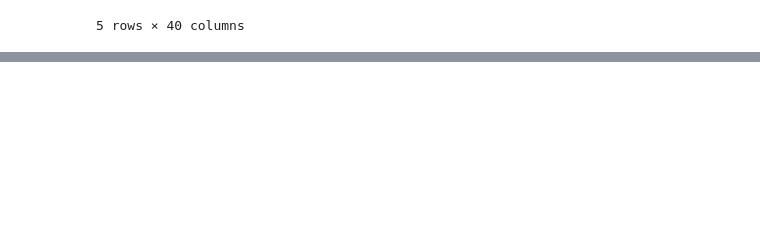
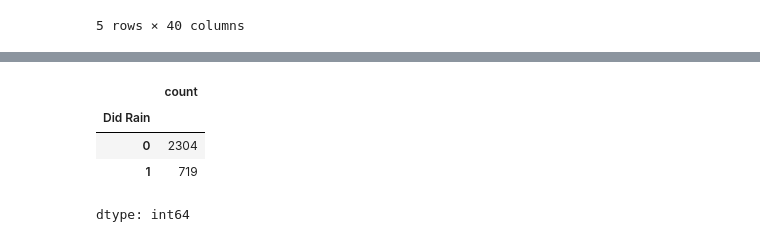
Before and after one commit to envirodatascience/final-project-go-squirrels, a Jupyter notebook: Sophie's_Squirrel_Notebook.ipynb, the cells around one changed output, grey strips where cells are left out. Drawn from its saved outputs; the diff is of its cells as text; code cells hidden in the pictures; blank space fills up the shorter version.

```diff
--- a/Sophie's_Squirrel_Notebook.ipynb
+++ b/Sophie's_Squirrel_Notebook.ipynb
@@ -172,0 +211,8 @@ merged_df.head()
+# %%
+merged_df['Did Rain'].value_counts()
+# %% [output]
+|  | count |
+| Did Rain |  |
+| 0 | 2304 |
+| 1 | 719 |
+dtype: int64
```
Also changed, not shown: parts of 12 cells of this notebook.
